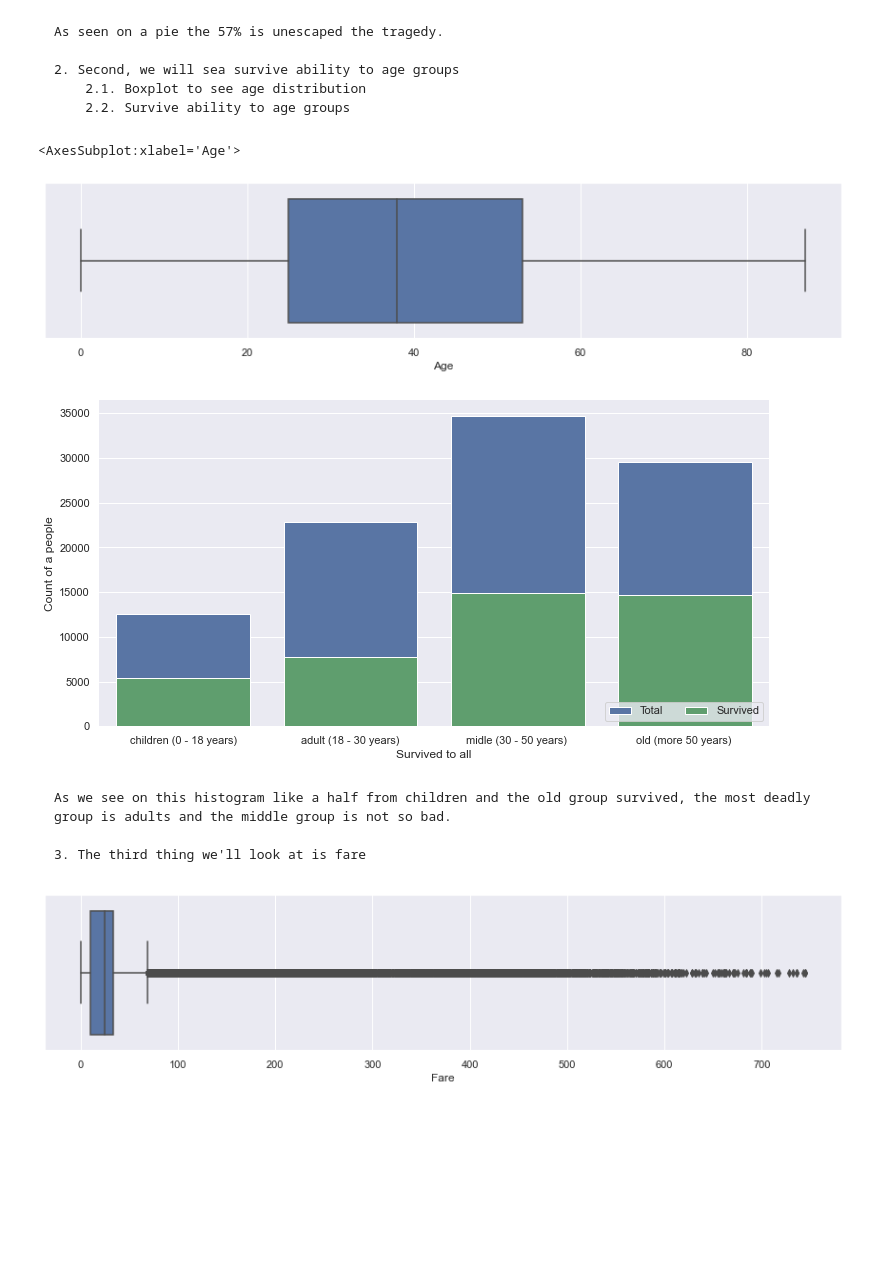
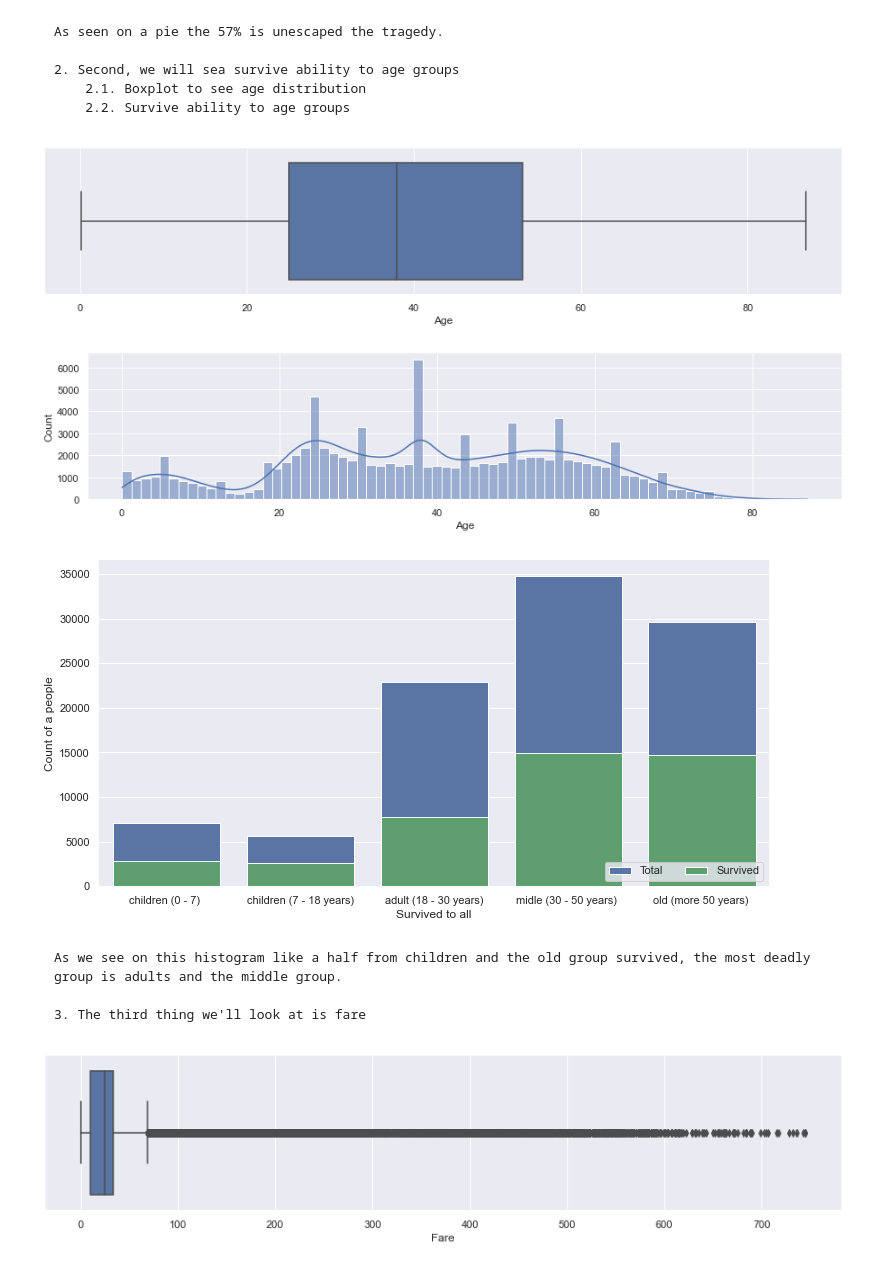
Before and after one commit to Kriikle/ml-intro, a Jupyter notebook: 2_data_exploration/eda.ipynb, the cells around one changed output. Cells and saved outputs as stored; diff of their text form; code cells hidden in the pictures; blank space fills up the shorter version.

Commit message:
Working on data exploration

```diff
--- a/2_data_exploration/eda.ipynb
+++ b/2_data_exploration/eda.ipynb
@@ -92,7 +92,8 @@ data_titanic["Cabin"] = data_titanic["Cabin"].fillna("NO")
 # %% [markdown]
     - Embarked
 # %%
-data_titanic = data_titanic.dropna()
+#data_titanic = data_titanic.dropna()
+data_titanic["Embarked"] = data_titanic["Embarked"].fillna(str(data_titanic.Embarked.mode()[0]))
 # %% [markdown]
     Result of changing NAN
 # %%
@@ -179,36 +181,42 @@ plt.show()
         2.1. Boxplot to see age distribution
         2.2. Survive ability to age groups
 # %%
+sns.set(rc = {'figure.figsize':(15.9,3)})
+sns.boxplot(x = data_titanic.Age)
+plt.show()
 sns.set(rc = {'figure.figsize':(15,3)})
-sns.boxplot(x = data_titanic.Age)
+sns.histplot(data_titanic['Age'],kde=True)
+plt.show()
 # %% [output]
-<AxesSubplot:xlabel='Age'>
-[figure, old version]
+[figure, new version]
+[figure, added]
 # %%
 
 
 f,ax = plt.subplots(figsize=(12, 6))
 Age_count = data_titanic[["Age","Survived"]].groupby("Age").count()["Survived"].rename("count")
-Age_categories =  ["children (0 - 18 years)","adult (18 - 30 years)","midle (30 - 50 years) ","old (more 50 years) "]
+Age_categories =  ["children (0 - 7) ","children (7 - 18 years)","adult (18 - 30 years)","midle (30 - 50 years) ","old (more 50 years) "]
 
-children_count_all = Age_count[(Age_count.index >= 0) & (Age_count.index <= 18)].sum()
+small_children_count_all = Age_count[(Age_count.index >= 0) & (Age_count.index <= 7)].sum()
+children_count_all = Age_count[(Age_count.index > 7) & (Age_count.index <= 18)].sum()
 adult_count_all = Age_count[(Age_count.index > 18) & (Age_count.index <= 30)].sum()
 midle_count_all = Age_count[(Age_count.index > 30) & (Age_count.index <= 50)].sum()
 old_count_all = Age_count[(Age_count.index > 50)].sum()
 #print(children_count + adult_count + midle_count + old_count)
 sns.barplot(x = Age_categories,
-            y = [children_count_all,adult_count_all,midle_count_all,old_count_all],
+            y = [small_children_count_all,children_count_all,adult_count_all,midle_count_all,old_count_all],
             label="Total",
             color="b")
 
 Age_count_surv = data_titanic[["Age","Survived"]][data_titanic.Survived == True].groupby("Age").count()["Survived"].rename("count")
-children_count_surv = Age_count_surv[(Age_count_surv.index >= 0) & (Age_count_surv.index <= 18)].sum()
+small_children_count_surv = Age_count_surv[(Age_count_surv.index >= 0) & (Age_count_surv.index <= 7)].sum()
+children_count_surv = Age_count_surv[(Age_count_surv.index > 7) & (Age_count_surv.index <= 18)].sum()
 adult_count_surv = Age_count_surv[(Age_count_surv.index > 18) & (Age_count_surv.index <= 30)].sum()
 midle_count_surv = Age_count_surv[(Age_count_surv.index > 30) & (Age_count_surv.index <= 50)].sum()
 old_count_surv = Age_count_surv[(Age_count_surv.index > 50)].sum()
 #print(children_count_surv + adult_count_surv + midle_count_surv + old_count_surv)
 sns.barplot(x = Age_categories,
-            y = [children_count_surv,adult_count_surv,midle_count_surv,old_count_surv],
+            y = [small_children_count_surv,children_count_surv,adult_count_surv,midle_count_surv,old_count_surv],
             label="Survived",
             color="g")
 
@@ -217,10 +225,10 @@ ax.set( ylabel="Count of a people",
        xlabel="Survived to all")
 sns.despine(left=True, bottom=True)
 # %% [output]
-[figure, old version]
+[figure, new version]
 # %% [markdown]
 
-    As we see on this histogram like a half from children and the old group survived, the most deadly group is adults and the middle group is not so bad.
+    As we see on this histogram like a half from children and the old group survived, the most deadly group is adults and the middle group.
 
     3. The third thing we'll look at is fare
 # %%
```
Also changed, not shown: parts of 9 cells of this notebook.
